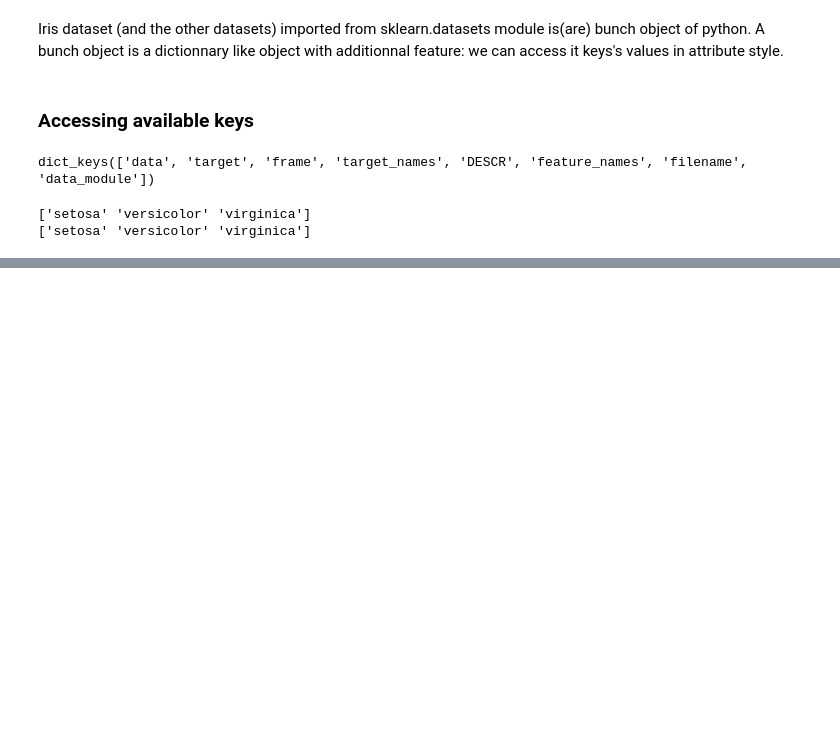
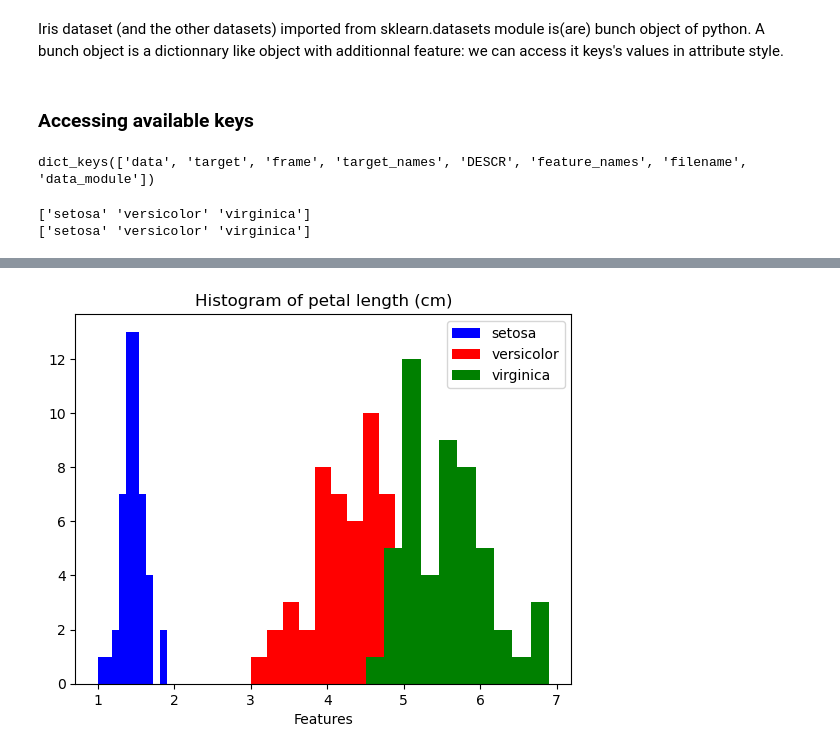
Before and after one commit to roguelogan/test_techniques, a Jupyter notebook: iris_dataset.ipynb, the cells around one changed output, grey strips where cells are left out. Saved outputs shown, nothing was run; the diff lists cells and outputs as text; code cells hidden in the pictures; blank space fills up the shorter version.

```diff
--- a/iris_dataset.ipynb
+++ b/iris_dataset.ipynb
@@ -22,0 +155,4 @@ print(iris.target_names)      # accessing values with keys in attribute
+# %%
+iris_hist_plot(2,['blue','red', 'green'])
+# %% [output]
+[figure, added]
```
Also changed, not shown: parts of 24 cells of this notebook.
